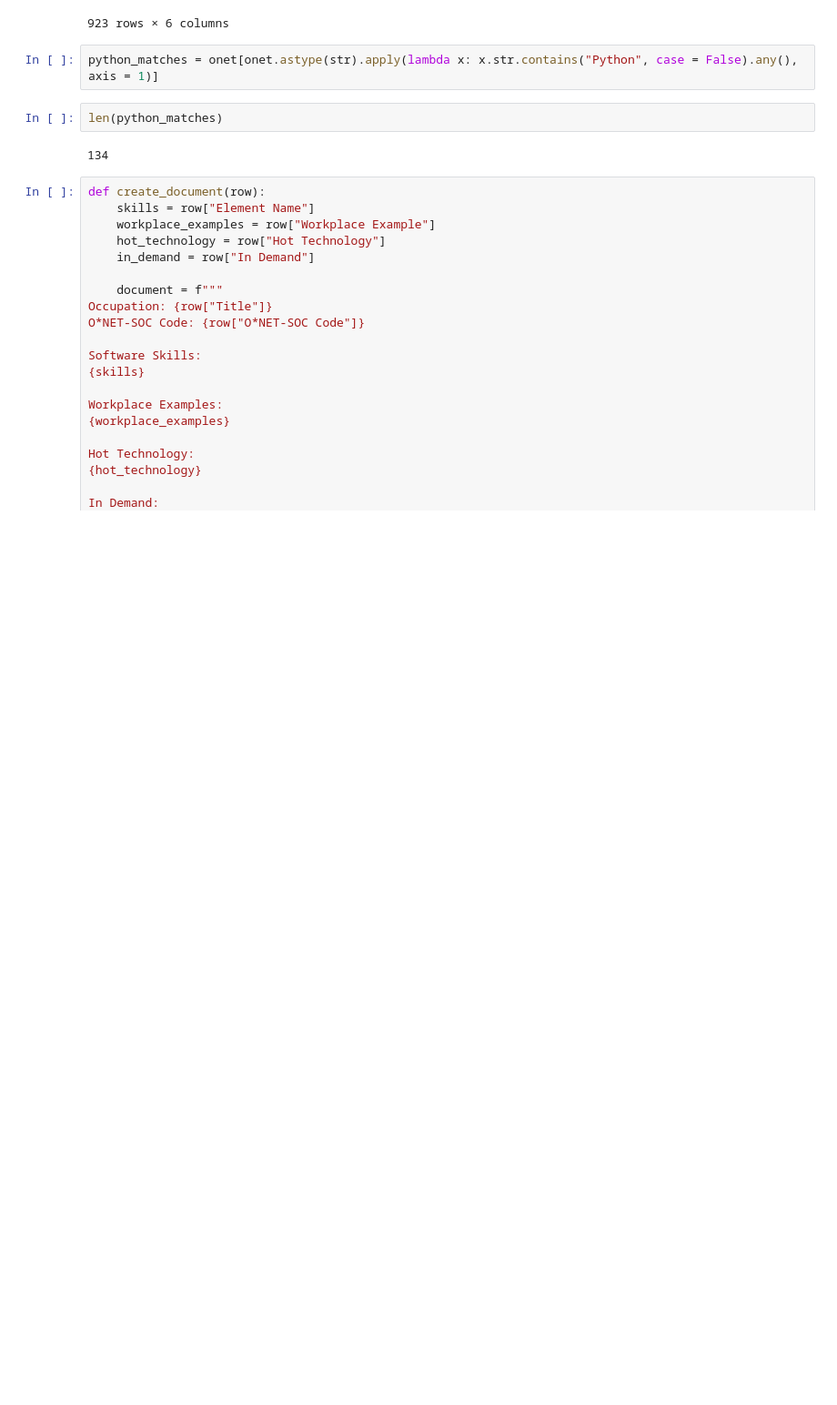
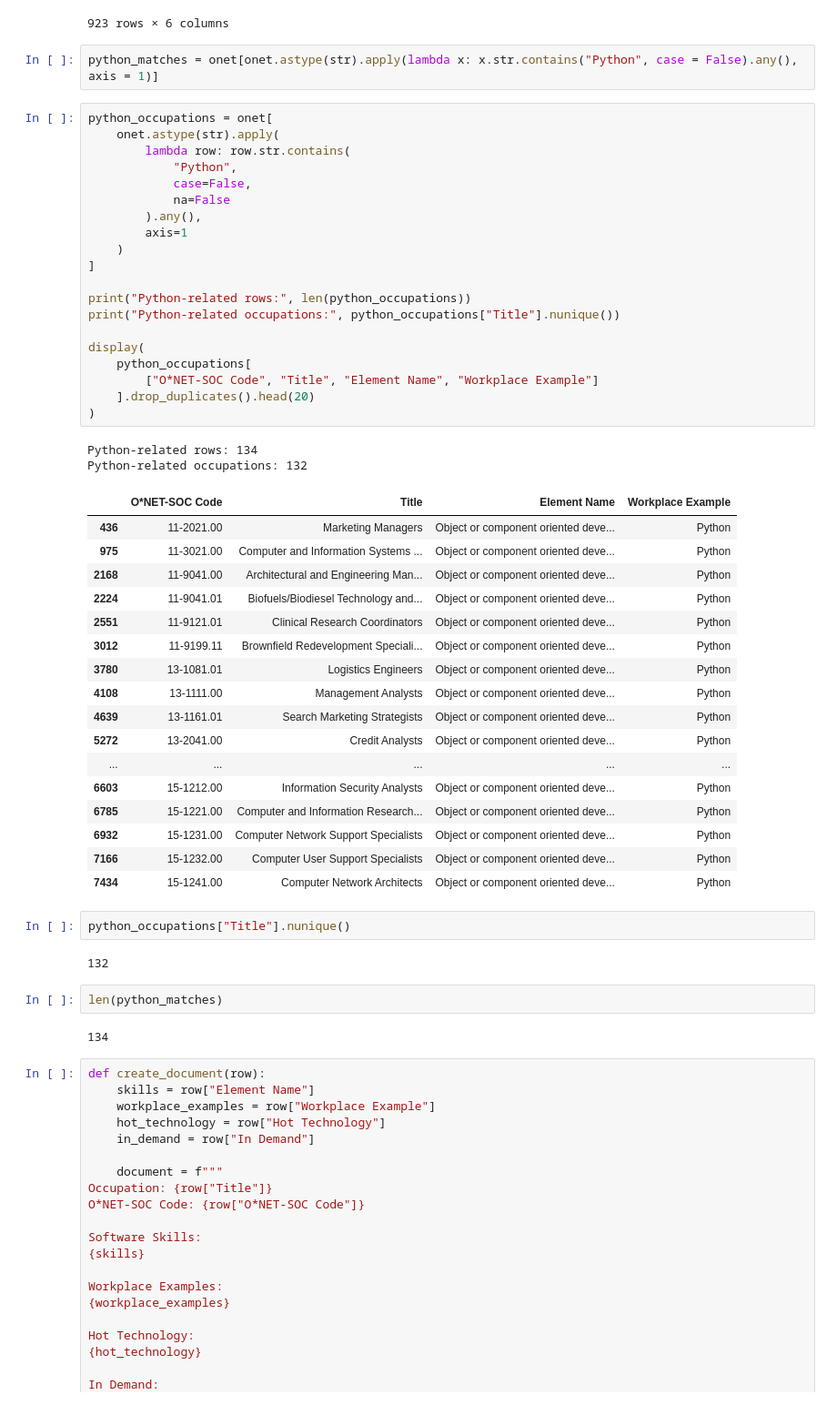
Before and after one commit to Apurwa127/Resume-Parser, a Jupyter notebook: notebooks/RAG_Pipeline.ipynb, the cells around one changed output. Shown at 91% size. Cells and saved outputs as stored; diff of their text form; blank space fills up the shorter version.

```diff
--- a/notebooks/RAG_Pipeline.ipynb
+++ b/notebooks/RAG_Pipeline.ipynb
@@ -110,6 +110,50 @@ occupation_docs
 923 rows × 6 columns
 # %%
 python_matches = onet[onet.astype(str).apply(lambda x: x.str.contains("Python", case = False).any(), axis = 1)]
+# %%
+python_occupations = onet[
+    onet.astype(str).apply(
+        lambda row: row.str.contains(
+            "Python",
+            case=False,
+            na=False
+        ).any(),
+        axis=1
+    )
+]
+
+print("Python-related rows:", len(python_occupations))
+print("Python-related occupations:", python_occupations["Title"].nunique())
+
+display(
+    python_occupations[
+        ["O*NET-SOC Code", "Title", "Element Name", "Workplace Example"]
+    ].drop_duplicates().head(20)
+)
+# %% [output]
+Python-related rows: 134
+Python-related occupations: 132
+|  | O*NET-SOC Code | Title | Element Name | Workplace Example |
+| 436 | 11-2021.00 | Marketing Managers | Object or component oriented deve... | Python |
+| 975 | 11-3021.00 | Computer and Information Systems ... | Object or component oriented deve... | Python |
+| 2168 | 11-9041.00 | Architectural and Engineering Man... | Object or component oriented deve... | Python |
+| 2224 | 11-9041.01 | Biofuels/Biodiesel Technology and... | Object or component oriented deve... | Python |
+| 2551 | 11-9121.01 | Clinical Research Coordinators | Object or component oriented deve... | Python |
+| 3012 | 11-9199.11 | Brownfield Redevelopment Speciali... | Object or component oriented deve... | Python |
+| 3780 | 13-1081.01 | Logistics Engineers | Object or component oriented deve... | Python |
+| 4108 | 13-1111.00 | Management Analysts | Object or component oriented deve... | Python |
+| 4639 | 13-1161.01 | Search Marketing Strategists | Object or component oriented deve... | Python |
+| 5272 | 13-2041.00 | Credit Analysts | Object or component oriented deve... | Python |
+| ... | ... | ... | ... | ... |
+| 6603 | 15-1212.00 | Information Security Analysts | Object or component oriented deve... | Python |
+| 6785 | 15-1221.00 | Computer and Information Research... | Object or component oriented deve... | Python |
+| 6932 | 15-1231.00 | Computer Network Support Specialists | Object or component oriented deve... | Python |
+| 7166 | 15-1232.00 | Computer User Support Specialists | Object or component oriented deve... | Python |
+| 7434 | 15-1241.00 | Computer Network Architects | Object or component oriented deve... | Python |
+# %%
+python_occupations["Title"].nunique()
+# %% [output]
+132
 # %%
 len(python_matches)
 # %% [output]
```
Also changed, not shown: parts of 8 cells of this notebook, 2 other files.
